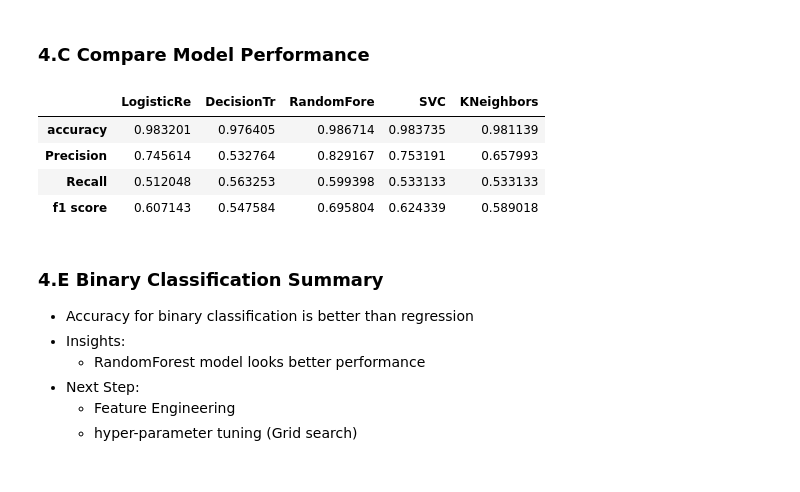
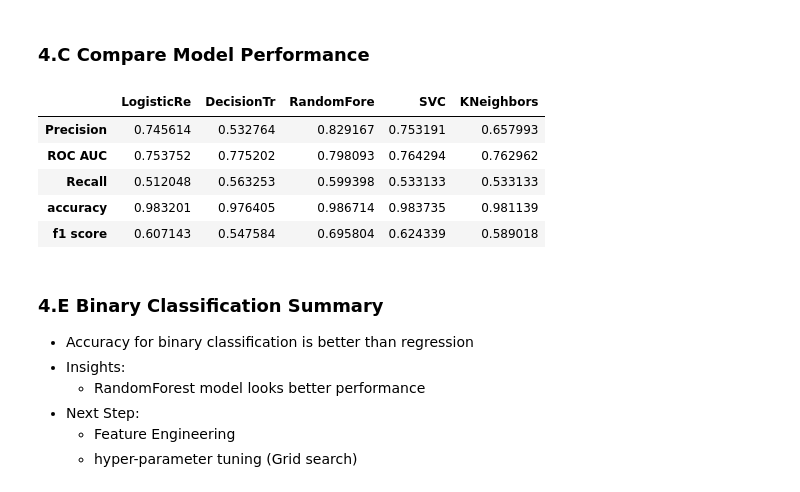
Before and after one commit to Chenye16/PdM, a Jupyter notebook: IOT_2_Baseline_Models.ipynb, the cells around one changed output. Saved outputs shown, nothing was run; the diff lists cells and outputs as text; code cells hidden in the pictures.

```diff
--- a/IOT_2_Baseline_Models.ipynb
+++ b/IOT_2_Baseline_Models.ipynb
@@ -54,9 +81,4 @@ RUL1[0:1]
 - ridge regression
 - decision tree regression
 - random forest regression
-# %%
-# train/test data definition
-
-X_train, Y_train = train1.iloc[:,2:19], train1.iloc[:,19:20]
-X_test, Y_test = test1.iloc[:,2:19], test1.iloc[:,20:21]
 # %% [markdown]
@@ -161,0 +193,6 @@ newDF
+# %%
+# Window = 5, compare performance metrics
+
+newDF_r5 = pd.DataFrame(index=['root mean squared error','mean absolute error','explained variance','r2 score'])
+for name, model in list_reg_model_name:
+    newDF_r5 = pd.concat([newDF_r5, get_regression_metrics(name, model, X_train_r5, Y_train_r5, X_test_r5, Y_test_r5)], axis=1)
@@ -161,0 +201,6 @@ newDF
+# %%
+# Rolling + Normalization performance metrics
+
+newDF_r5_norm = pd.DataFrame(index=['root mean squared error','mean absolute error','explained variance','r2 score'])
+for name, model in list_reg_model_name:
+    newDF_r5_norm = pd.concat([newDF_r5_norm, get_regression_metrics(name, model, X_train_r5_norm, Y_train_r5_norm, X_test_r5_norm, Y_test_r5_norm)], axis=1)
@@ -205,7 +369,9 @@ def get_binary_metrics(model_name, model, x_train, y_train, x_test, y_test):
         'accuracy':                metrics.accuracy_score(y_test, y_pred),
         'Precision':               metrics.precision_score(y_test, y_pred),
         'Recall':                  metrics.recall_score(y_test, y_pred),
-        'f1 score':                metrics.f1_score(y_test, y_pred)   }
+        'f1 score':                metrics.f1_score(y_test, y_pred),
+        'ROC AUC':                 metrics.roc_auc_score(y_test, y_pred)
+    }
     df_binary_metrics = pd.DataFrame.from_dict(binary_metrics, orient='index')
     df_binary_metrics.columns = [model_name]
     return df_binary_metrics
@@ -239,15 +405,16 @@ list_bin_model_name = [(str(m).split('(')[0][0:10], m) for m in [clf_lg_b, clf_d
 # %%
 # compare performance metrics
 
-newDF_bin = pd.DataFrame(index=['accuracy','Precision','Recall', 'f1 score'])
+newDF_bin = pd.DataFrame(index=['accuracy','Precision','Recall', 'f1 score', 'ROC AUC'])
 for name, model in list_bin_model_name:
     newDF_bin = pd.concat([newDF_bin, get_binary_metrics(name, model, X_train_b, Y_train_b, X_test_b, Y_test_b)], axis=1)
 newDF_bin
 # %% [output]
 |  | LogisticRe | DecisionTr | RandomFore | SVC | KNeighbors |
+| Precision | 0.745614 | 0.532764 | 0.829167 | 0.753191 | 0.657993 |
+| ROC AUC | 0.753752 | 0.775202 | 0.798093 | 0.764294 | 0.762962 |
+| Recall | 0.512048 | 0.563253 | 0.599398 | 0.533133 | 0.533133 |
 | accuracy | 0.983201 | 0.976405 | 0.986714 | 0.983735 | 0.981139 |
-| Precision | 0.745614 | 0.532764 | 0.829167 | 0.753191 | 0.657993 |
-| Recall | 0.512048 | 0.563253 | 0.599398 | 0.533133 | 0.533133 |
 | f1 score | 0.607143 | 0.547584 | 0.695804 | 0.624339 | 0.589018 |
 # %% [markdown]
 ### 4.E Binary Classification Summary
```
Also changed, not shown: parts of 68 cells of this notebook, 16 other files.
